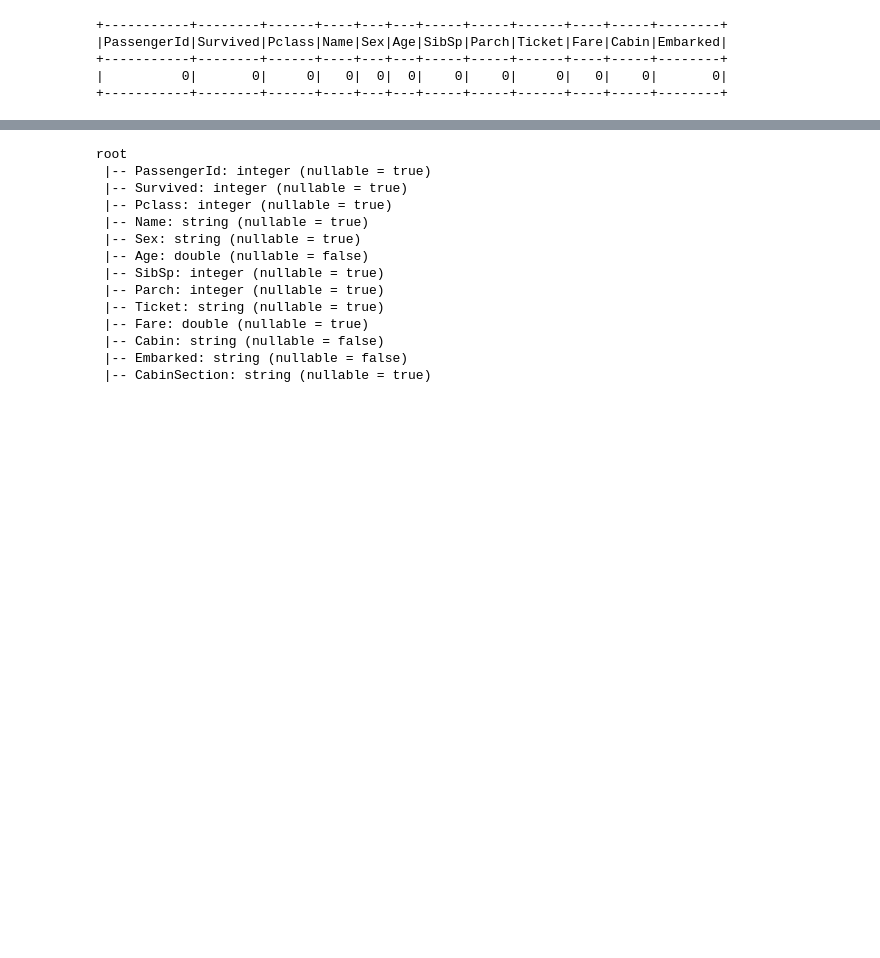
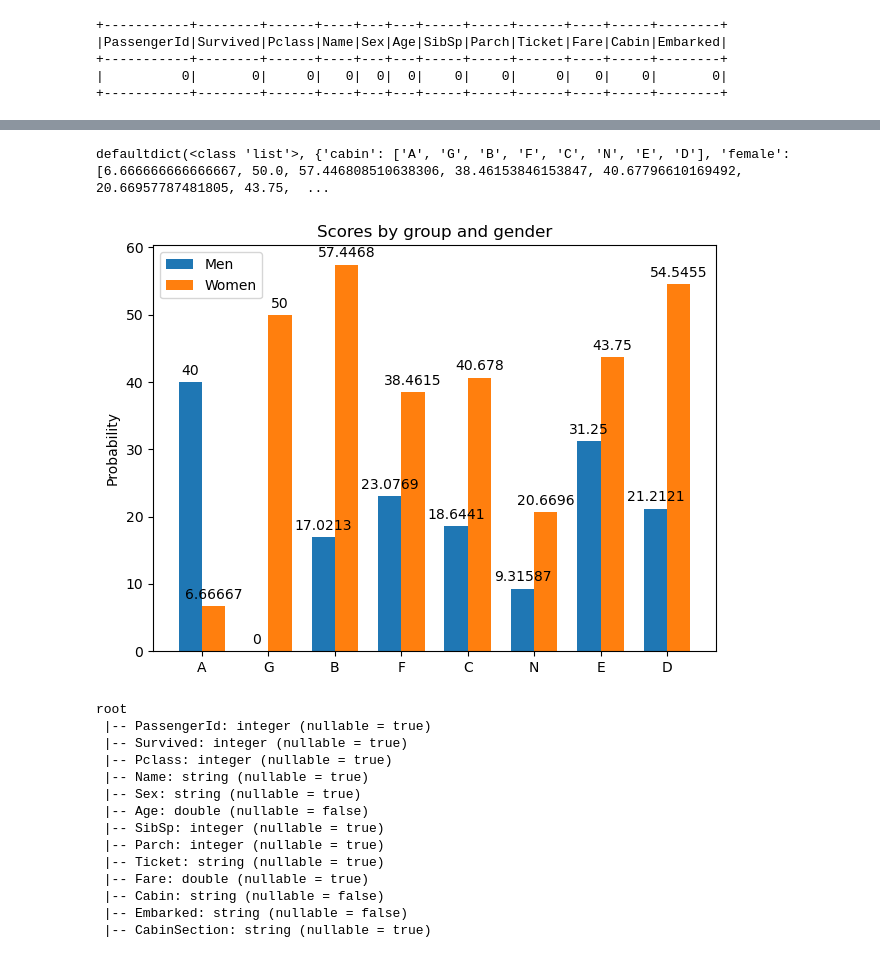
Before and after one commit to praveenpkg8/titanicMlPrediction, a Jupyter notebook: titanic_prediction.ipynb, the cells around one changed output, grey strips where cells are left out. Drawn from its saved outputs; the diff is of its cells as text; code cells hidden in the pictures; blank space fills up the shorter version.

Commit message:
Added: Data visualization

```diff
--- a/titanic_prediction.ipynb
+++ b/titanic_prediction.ipynb
@@ -129,0 +133,2 @@ trainDf.groupBy(F.col("CabinSection"), F.col("Survived")).count().sort(F.col("Ca
+# %%
+calculateSurvialByCabinSectionUDF = F.udf(lambda x, y : (x/y) * 100, T.DoubleType())
@@ -130,3 +163,49 @@ trainDf.groupBy(F.col("CabinSection"), F.col("Survived")).count().sort(F.col("Ca
+# %%
+femaleCabinSurvialDf = cabindSectionDf.filter((F.col("Sex") == "female")  & (F.col("Survived") == 1)).select("CabinSection", "ProbSurvival")
+maleCabinSurvivalDf = cabindSectionDf.filter((F.col("Sex") == "male")  & (F.col("Survived") == 1)).select(F.col("CabinSection").alias("MaleCabinSection"), F.col("ProbSurvival").alias("MaleProbSurvival"))
+plotDF = femaleCabinSurvialDf.join(maleCabinSurvivalDf, femaleCabinSurvialDf.CabinSection == maleCabinSurvivalDf.MaleCabinSection, 'left_outer').drop("MaleCabinSection").fillna(0)
+# %%
+# data visualization efforts
+from collections import defaultdict
+plotDetails = plotDF.collect()
+cabinSectionDetails = defaultdict(list)
+for row in plotDetails:
+    cabinSectionDetails["cabin"].append(row.CabinSection)
+    cabinSectionDetails["female"].append(row.ProbSurvival)
+    cabinSectionDetails["male"].append(row.MaleProbSurvival)
+
+print(cabinSectionDetails)
+# %% [output]
+defaultdict(<class 'list'>, {'cabin': ['A', 'G', 'B', 'F', 'C', 'N', 'E', 'D'], 'female': [6.666666666666667, 50.0, 57.446808510638306, 38.46153846153847, 40.67796610169492, 20.66957787481805, 43.75,  ...
+# %%
+import matplotlib.pyplot as plt
+
+# labels = ['G1', 'G2', 'G3', 'G4', 'G5']
+labels = cabinSectionDetails.get('cabin')
+men_means = cabinSectionDetails.get('male')
+women_means = cabinSectionDetails.get('female')
+
+x = np.arange(len(labels))  # the label locations
+width = 0.35  # the width of the bars
+
+fig, ax = plt.subplots()
+rects1 = ax.bar(x - width/2, men_means, width, label='Men')
+rects2 = ax.bar(x + width/2, women_means, width, label='Women')
+
+# Add some text for labels, title and custom x-axis tick labels, etc.
+ax.set_ylabel('Probability')
+ax.set_title('Scores by group and gender')
+ax.set_xticks(x, labels)
+ax.legend()
+
+ax.bar_label(rects1, padding=3)
+ax.bar_label(rects2, padding=3)
+
+fig.tight_layout()
+
+plt.show()
+# %% [output]
+[figure, added]
 # %%
 trainDf.printSchema()
 # %% [output]
```
Also changed, not shown: parts of 8 cells of this notebook.
